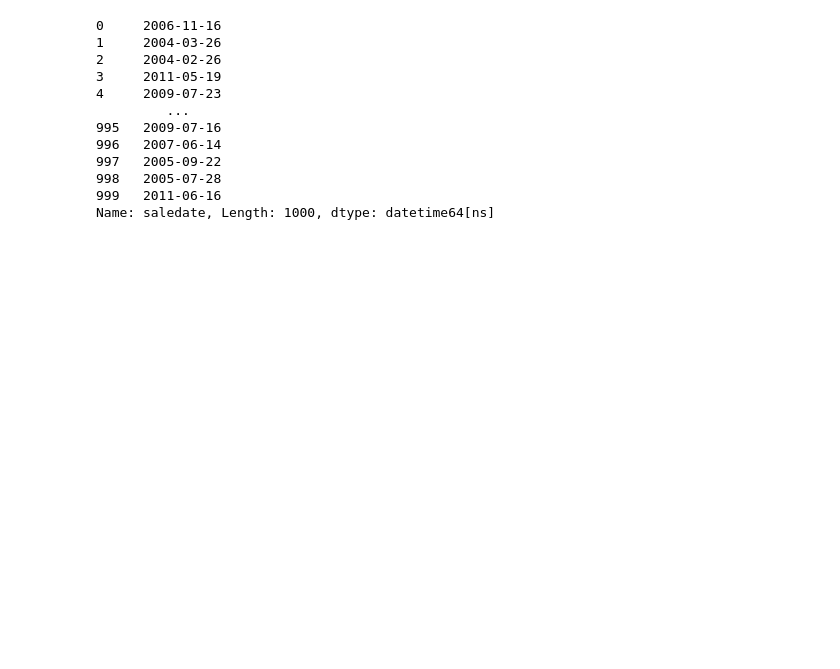
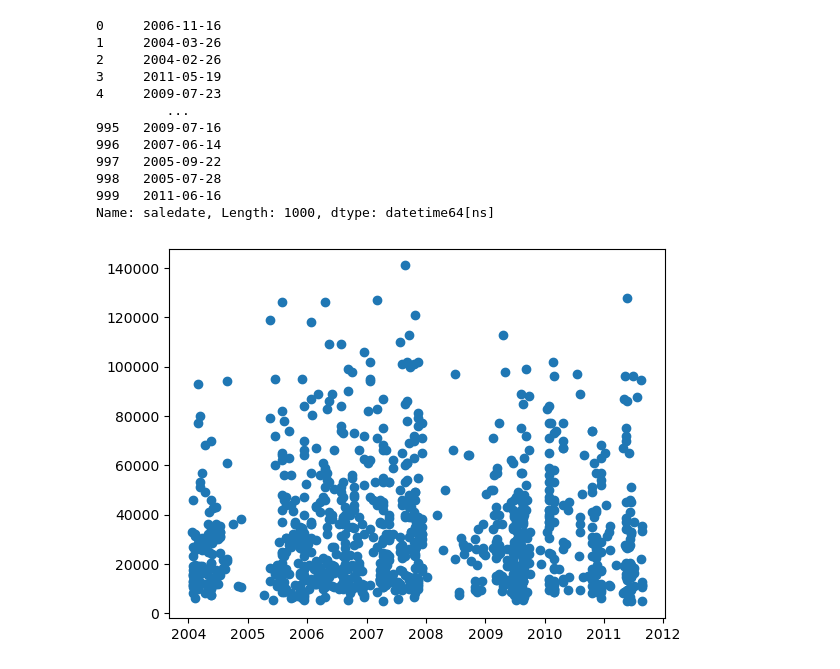
Before and after one commit to mebestaca/bulldozer-price-predict-project, a Jupyter notebook: end-to-end-bulldozer-price-regression.ipynb, the cells around one changed output. Drawn from its saved outputs; the diff is of its cells as text; code cells hidden in the pictures; blank space fills up the shorter version.

```diff
--- a/end-to-end-bulldozer-price-regression.ipynb
+++ b/end-to-end-bulldozer-price-regression.ipynb
@@ -146,3 +145,8 @@ df.saledate[:1000]
 998   2005-07-28
 999   2011-06-16
 Name: saledate, Length: 1000, dtype: datetime64[ns]
+# %%
+fig, ax = plt.subplots()
+ax.scatter(df['saledate'][:1000], df['SalePrice'][:1000]);
+# %% [output]
+[figure, added]
```
Also changed, not shown: parts of 2 cells of this notebook.
